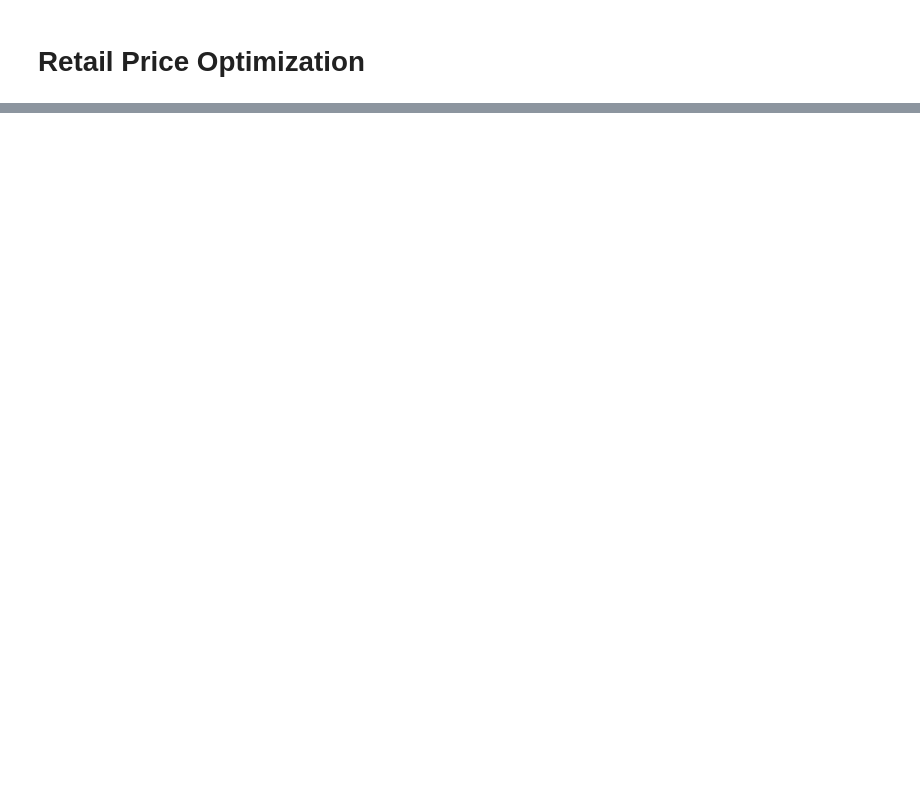
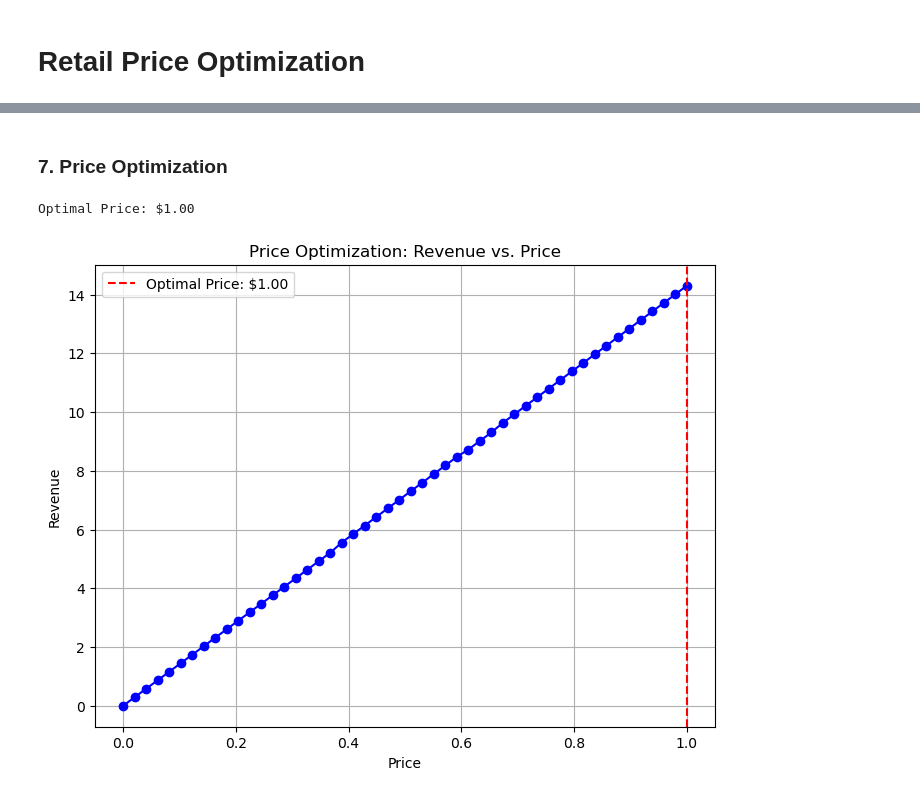
Before and after one commit to MiltonGreat/Retail-Price-Optimization, a Jupyter notebook: Retail Price Optimization.ipynb, the cells around one changed output, grey strips where cells are left out. Drawn from its saved outputs; the diff is of its cells as text; code cells hidden in the pictures; blank space fills up the shorter version.

```diff
--- a/Retail Price Optimization.ipynb
+++ b/Retail Price Optimization.ipynb
@@ -236,0 +194,41 @@ Optimal Price: 1.00
+# %% [markdown]
+### 7. Price Optimization
+# %%
+# Define price range for optimization
+price_range = np.linspace(X_train['unit_price'].min(), X_train['unit_price'].max(), 50)
+
+# Create a DataFrame with all features set to their training means
+simulated_data = pd.DataFrame(np.tile(X_train.mean().values, (len(price_range), 1)), columns=X_train.columns)
+
+# Replace 'unit_price' column with varying price points
+simulated_data['unit_price'] = price_range
+
+# Predict demand for each price point
+simulated_demand = best_model.predict(simulated_data)
+
+# Ensure demand is non-negative
+simulated_demand = np.maximum(simulated_demand, 0)
+
+# Calculate revenue: Revenue = Price × Demand
+revenue = price_range * simulated_demand
+
+# Determine the optimal price that maximizes revenue
+optimal_price = price_range[np.argmax(revenue)]
+
+print(f"Optimal Price: ${optimal_price:.2f}")
+# %% [output]
+Optimal Price: $1.00
+# %%
+# Plot revenue vs. price
+
+plt.figure(figsize=(8, 6))
+plt.plot(price_range, revenue, marker='o', linestyle='-', color='blue')
+plt.axvline(optimal_price, color='red', linestyle='--', label=f"Optimal Price: ${optimal_price:.2f}")
+plt.xlabel("Price")
+plt.ylabel("Revenue")
+plt.title("Price Optimization: Revenue vs. Price")
+plt.legend()
+plt.grid()
+plt.show()
+# %% [output]
+[figure, added]
```
Also changed, not shown: parts of 20 cells of this notebook.
